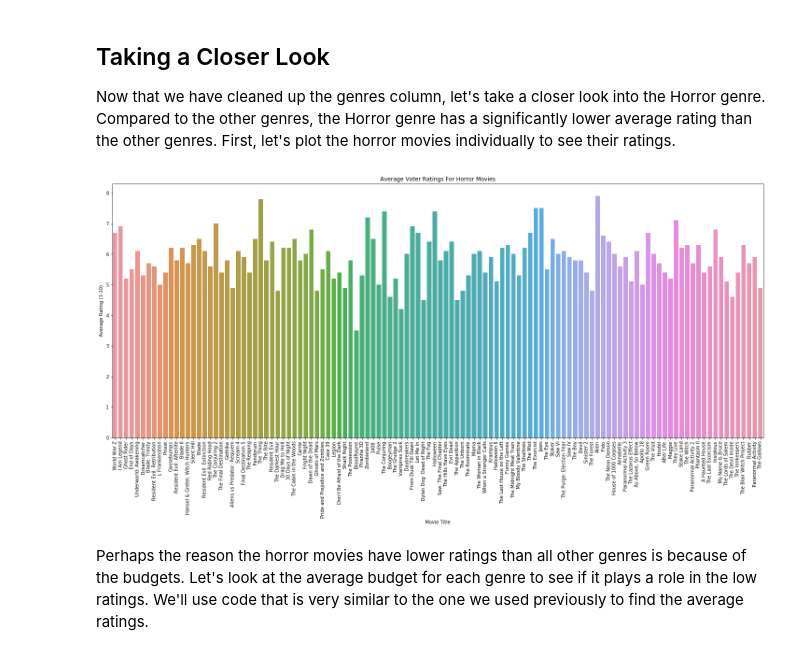
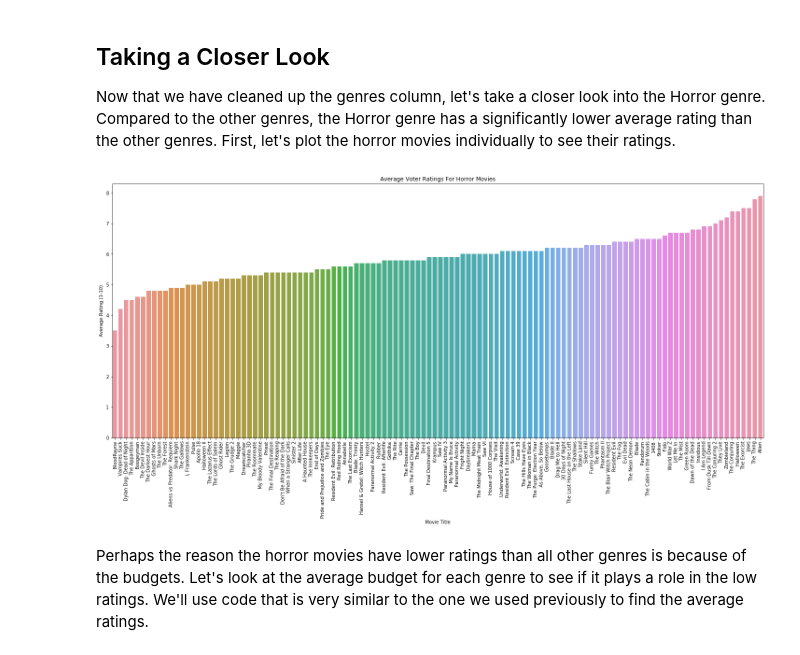
Before and after one commit to atulbharati/kevinh415.github.io, a Jupyter notebook: Movie.ipynb, the cells around one changed output. Cells and saved outputs as stored; diff of their text form; code cells hidden in the pictures.

```diff
--- a/Movie.ipynb
+++ b/Movie.ipynb
@@ -286,0 +301,19 @@ plt.show()
+# %%
+def sort_graph(xlist, ylist):
+    # initialize to_sort as a dict. The keys will be the xlist (where order doesn't matter like genre names / movie titles)
+    # and the values will be the ylist (ex. average  budget, avarege rating).
+    # When we sort the ratings (values), the movie names (keys) will still remain with its rating value.
+    to_sort = {}
+    for (x,y) in zip(xlist,ylist):
+        to_sort[y] = x
+
+    # sort the values
+    sorted_by_value = sorted(to_sort.items(), key=lambda kv: kv[1])
+
+    xout = []
+    yout = []
+    for (x, y) in sorted_by_value:
+        xout.append(x)
+        yout.append(y)
+
+    return xout,yout
@@ -295,20 +340,22 @@ Now that we have cleaned up the genres column, let's take a closer look into the
 # %%
 horror_title = []
 horror_rating = []
 for index, row in movies.iterrows():
     if 'Horror' in row['genres']:
         horror_title.append(row['title'])
         horror_rating.append(row['vote_average'])
 
+titles,ratings = sort_graph(horror_rating,horror_title)
+
 plt.figure(figsize=(25, 10))
-sns.barplot(horror_title, horror_rating)
+sns.barplot(titles, ratings)
 plt.title('Average Voter Ratings For Horror Movies')
 plt.xlabel('Movie Title')
 plt.ylabel('Average Rating (1-10)')
 plt.xticks(rotation=90)
 plt.show()
 # %% [output]
-[figure, old version]
+[figure, new version]
 # %% [markdown]
 Perhaps the reason the horror movies have lower ratings than all other genres is because of the budgets. Let's look at the average budget for each genre to see if it plays a role in the low ratings. We'll use code that is very similar to the one we used previously to find the average ratings.
 # %%
```
Also changed, not shown: parts of 9 cells of this notebook.
